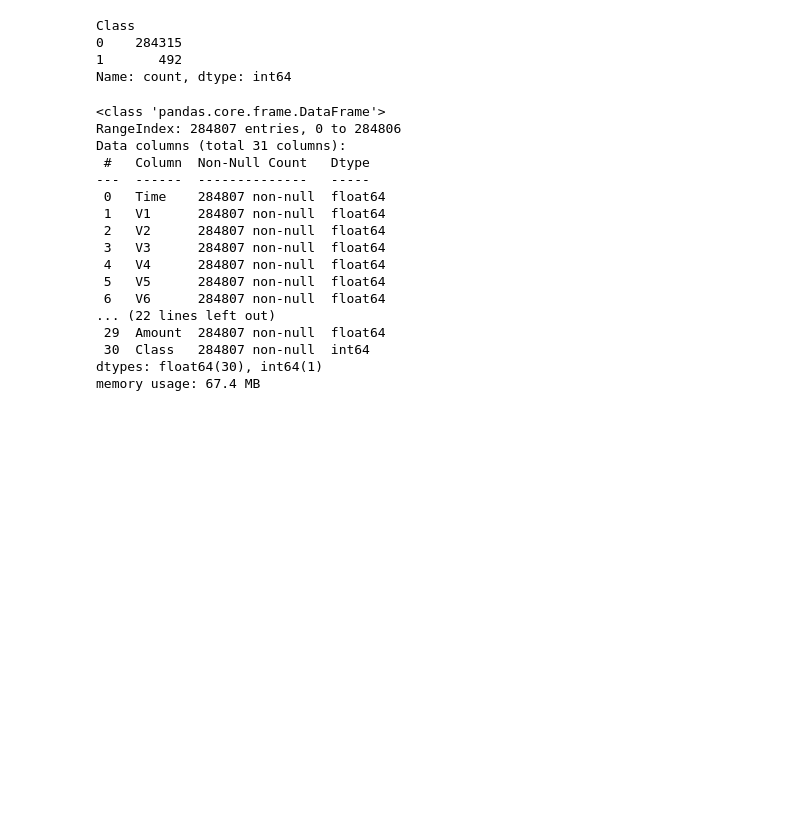
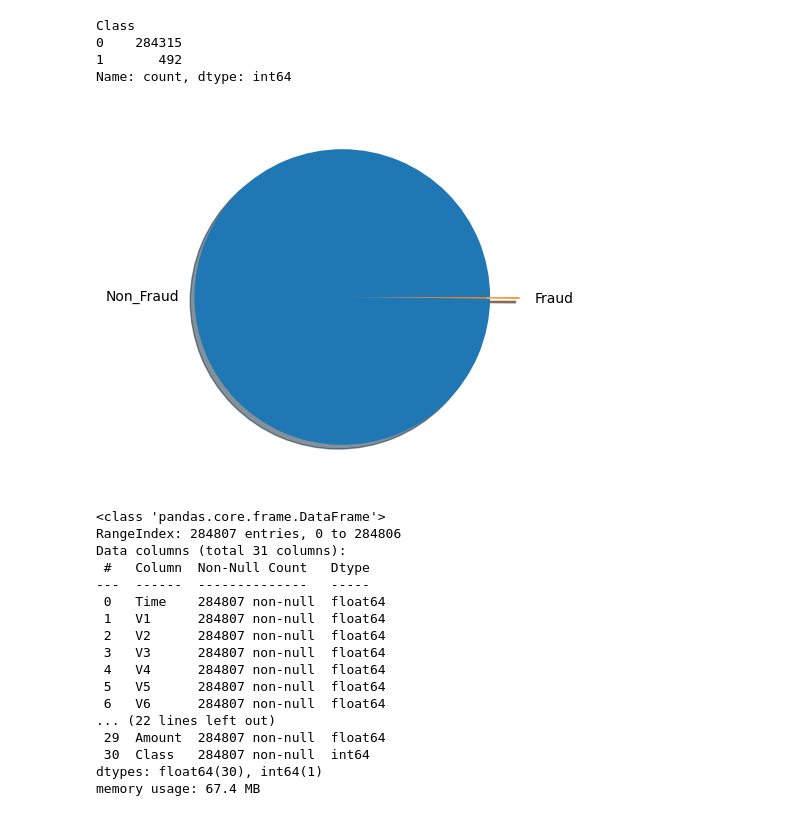
Before and after one commit to gordonmod8/team_project, a Jupyter notebook: src/Data_augmentation.ipynb, the cells around one changed output. Drawn from its saved outputs; the diff is of its cells as text; code cells hidden in the pictures; blank space fills up the shorter version.

```diff
--- a/src/Data_augmentation.ipynb
+++ b/src/Data_augmentation.ipynb
@@ -58,6 +58,18 @@ Class
 0    284315
 1       492
 Name: count, dtype: int64
+# %%
+import matplotlib.pyplot as plt
+import numpy as np
+
+y = np.array(Class_count)
+mylabels = ['Non_Fraud', 'Fraud']
+myexplode = [0.2, 0]
+
+plt.pie(y, labels = mylabels, explode = myexplode, shadow = True)
+plt.show()
+# %% [output]
+[figure, added]
 # %%
 df.info()
 # %% [output]
```
Also changed, not shown: parts of 2 cells of this notebook.
